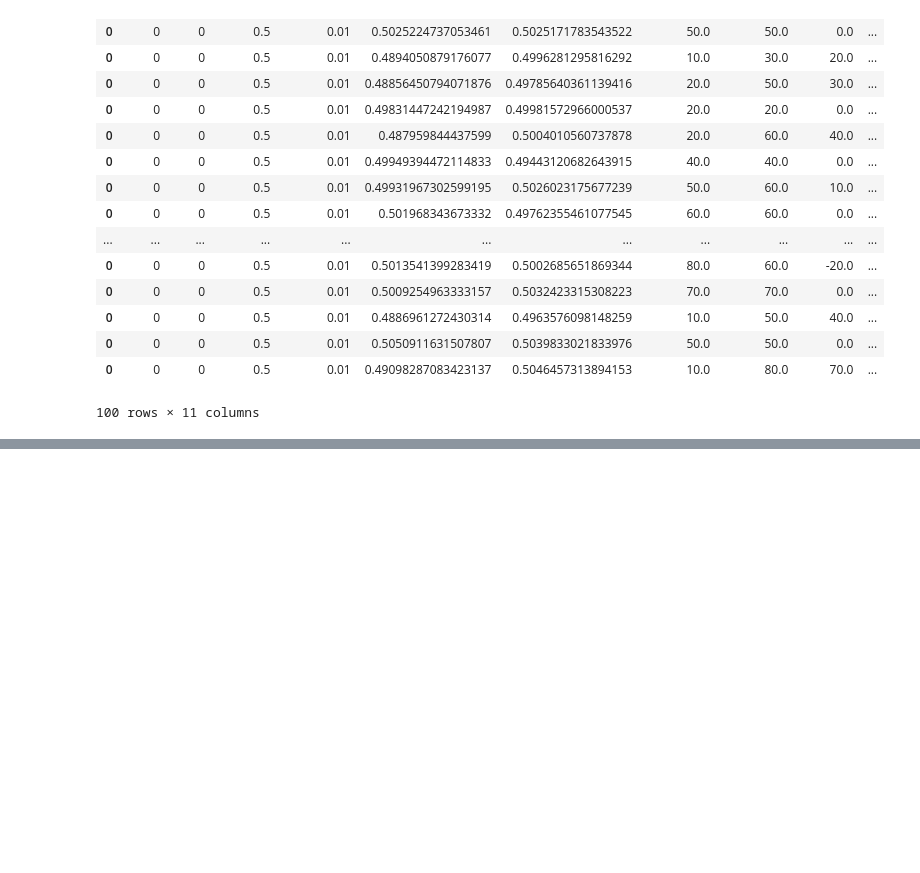
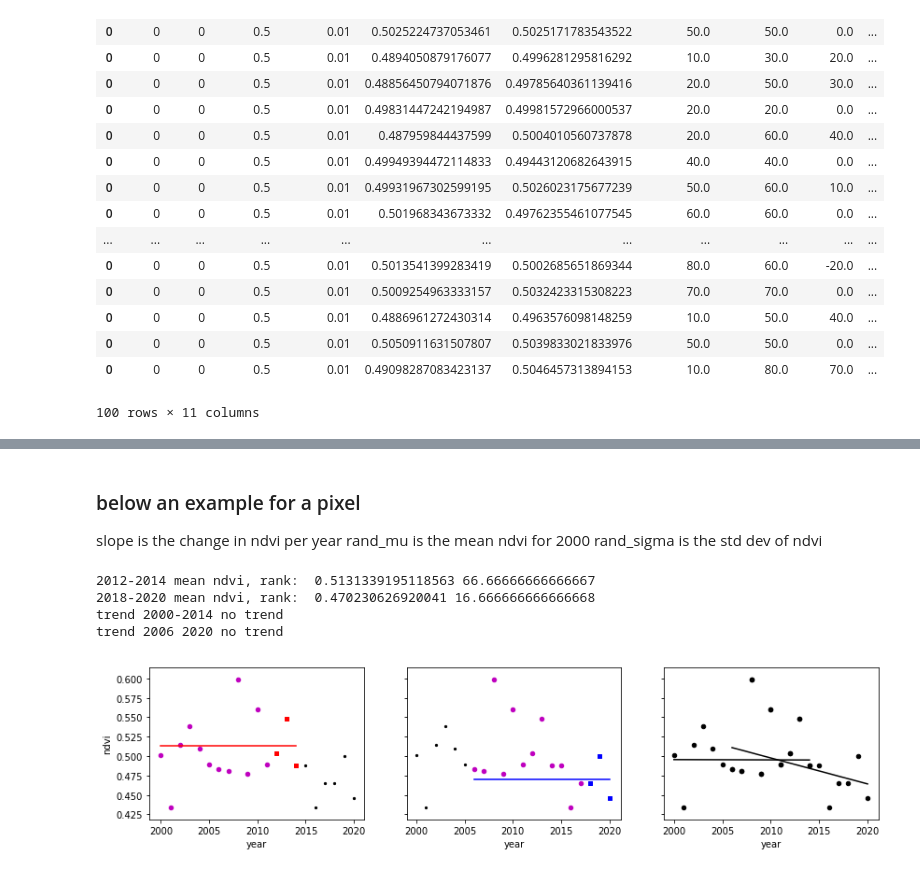
Before and after one commit to juan-guerschman/GPG, a Jupyter notebook: land productivity State analysis.ipynb, the cells around one changed output, grey strips where cells are left out. Cells and saved outputs as stored; diff of their text form; code cells hidden in the pictures; blank space fills up the shorter version.

```diff
--- a/land productivity State analysis.ipynb
+++ b/land productivity State analysis.ipynb
@@ -177,0 +187,65 @@ results
+# %% [markdown]
+### below an example for a pixel
+slope is the change in ndvi per year
+rand_mu is the mean ndvi for 2000
+rand_sigma is the std dev of ndvi
+# %%
+slope = 0.0
+rand_mu = 0.5
+rand_sigma=0.05
+
+df = pd.DataFrame()
+df['year']= np.arange(2000, 2021)
+df.index= pd.date_range(start='2000', end='2021', freq='1Y')
+df['ndvi'] = slope * (df['year']-2000) + np.random.normal(rand_mu, rand_sigma, 21)
+
+
+#print('ndvi 2000-2014 sorted')
+#print(df.loc['2000':'2014', 'ndvi'].sort_values())
+
+mean_12_14 = df.loc['2012':'2014', 'ndvi'].mean()
+rank_12_14 = stats.percentileofscore(df.loc['2000':'2011', 'ndvi'], mean_12_14)
+mean_18_20 = df.loc['2018':'2020', 'ndvi'].mean()
+rank_18_20 = stats.percentileofscore(df.loc['2006':'2017', 'ndvi'], mean_18_20)
+print('2012-2014 mean ndvi, rank: ', mean_12_14, rank_12_14)
+print('2018-2020 mean ndvi, rank: ', mean_18_20, rank_18_20)
+#print('difference rank: ', rank_18_20 - rank_12_14)
+
+trend_2000_2014, h, p, z, Tau, s, var_s, slope_2000_2014, intercept_2000_2014 = mk.original_test(df.loc['2000':'2015', 'ndvi'])
+trend_2006_2020, h, p, z, Tau, s, var_s, slope_2006_2020, intercept_2006_2020 = mk.original_test(df.loc['2006':'2020', 'ndvi'])
+print('trend 2000-2014', trend_2000_2014)
+print('trend 2006 2020', trend_2006_2020)
+
+
+fig, ax = plt.subplots(1,3, figsize=[14,3], sharey=True)
+df.loc['2000':'2020'].plot.scatter(x='year', y='ndvi', marker='.', color='k', linestyle='None', zorder=1, ax=ax[0])
+df.loc['2000':'2011'].plot.scatter(x='year', y='ndvi', marker='o', color='m', linestyle='None', zorder=2, ax=ax[0])
+df.loc['2012':'2014'].plot.scatter(x='year', y='ndvi', marker='s', color='r', linestyle='None', zorder=3, ax=ax[0])
+
+df.loc['2000':'2020'].plot.scatter(x='year', y='ndvi', marker='.', color='k', linestyle='None', zorder=1, ax=ax[1])
+df.loc['2006':'2017'].plot.scatter(x='year', y='ndvi', marker='o', color='m', linestyle='None', zorder=2, ax=ax[1])
+df.loc['2018':'2020'].plot.scatter(x='year', y='ndvi', marker='s', color='b', linestyle='None', zorder=3, ax=ax[1])
+#ax.set_xlim(['1999','2021'])
+#ax.set_ylim([0,0.8])
+ax[0].plot([2000,2014],[mean_12_14,mean_12_14], color= 'r')
+ax[1].plot([2006,2020],[mean_18_20,mean_18_20], color= 'b')
+#df.loc['2010':'2012'].plot(y='ndvi', marker='o', color='r', linestyle='None', zorder=2, ax=ax)
+#ax[0].legend().set_visible(False)
+
+if trend_2000_2014 != 'no trend':
+    ax[0].plot(df.loc['2000':'2014', 'year'], intercept_2000_2014 + (df.loc['2000':'2014', 'year'] - 2000) * slope_2000_2014, color='k')
+if trend_2006_2020 != 'no trend':
+    ax[1].plot(df.loc['2006':'2020', 'year'], intercept_2006_2020 + (df.loc['2006':'2020', 'year'] - 2006) * slope_2006_2020, color='k')
+
+
+df.loc['2000':'2014'].plot.scatter(x='year', y='ndvi', marker='o', color='k', linestyle='None', zorder=2, ax=ax[2])
+df.loc['2006':'2020'].plot.scatter(x='year', y='ndvi', marker='o', color='k', linestyle='None', zorder=3, ax=ax[2])
+ax[2].plot(df.loc['2000':'2014', 'year'], intercept_2000_2014 + (df.loc['2000':'2014', 'year'] - 2000) * slope_2000_2014, color='k')
+ax[2].plot(df.loc['2006':'2020', 'year'], intercept_2006_2020 + (df.loc['2006':'2020', 'year'] - 2006) * slope_2006_2020, color='k')
+plt.show()
+# %% [output]
+2012-2014 mean ndvi, rank:  0.5131339195118563 66.66666666666667
+2018-2020 mean ndvi, rank:  0.470230626920041 16.666666666666668
+trend 2000-2014 no trend
+trend 2006 2020 no trend
+[figure, added]
```
Also changed, not shown: parts of 6 cells of this notebook.
